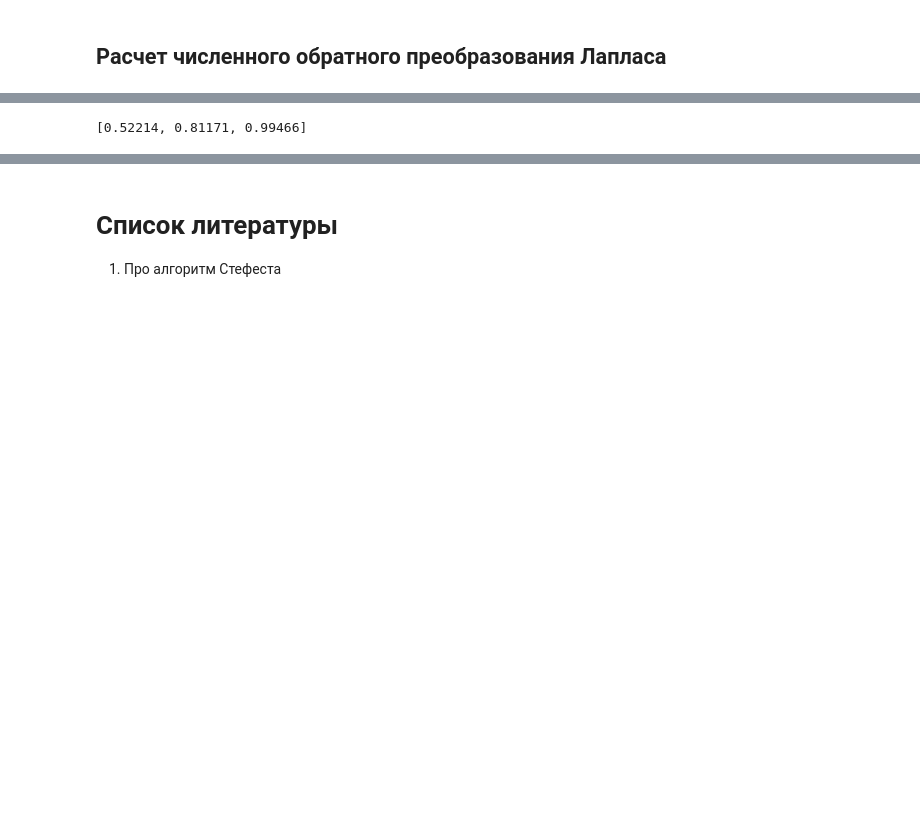
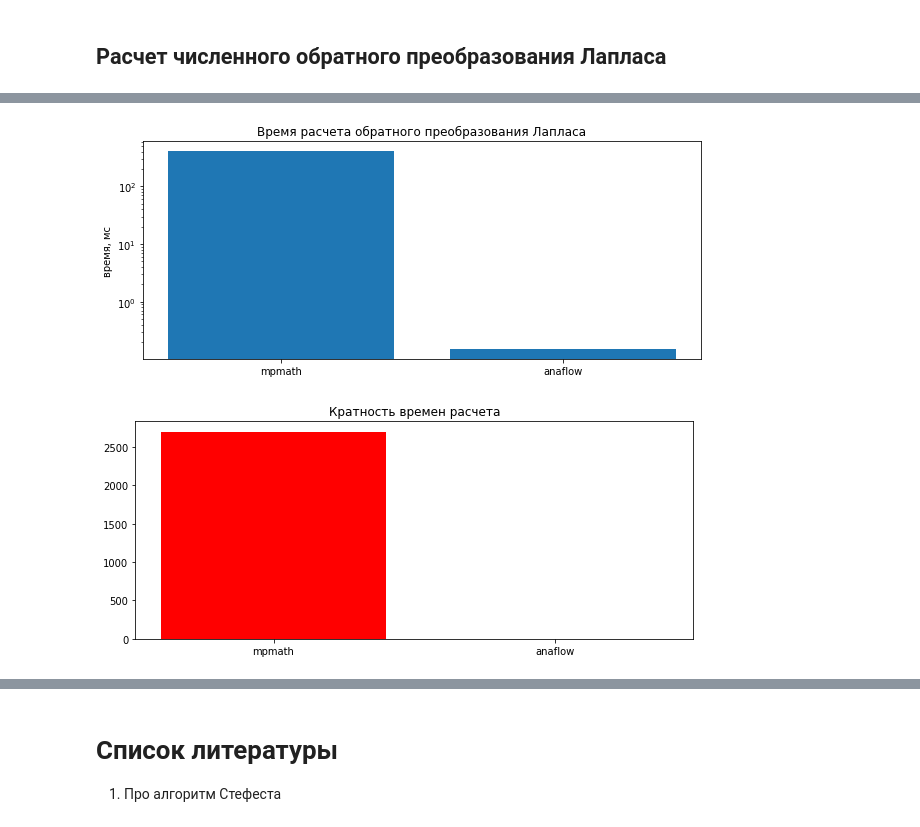
Before and after one commit to khabibullinra/welltest_examples, a Jupyter notebook: jupyter/00_некоторые_технические_эксперименты_по_расчетам.ipynb, the cells around one changed output, grey strips where cells are left out. Cells and saved outputs as stored; diff of their text form; code cells hidden in the pictures; blank space fills up the shorter version.

```diff
--- a/jupyter/00_некоторые_технические_эксперименты_по_расчетам.ipynb
+++ b/jupyter/00_некоторые_технические_эксперименты_по_расчетам.ipynb
@@ -153,6 +246,25 @@ def pd_lapl_scipy(s, rd=1):
 # %% [markdown]
 ## Расчет численного обратного преобразования Лапласа
 # %%
+t_list = []
+index_list =[]
+
+# Запуск расчета
+
 lap_inv_anaflow = get_lap_inv(pd_lapl_scipy)
+lap_inv_mpmath = lambda s: invertlaplace(pd_lapl_mpmath, s ,method='stehfest')
 
-lap_inv_mpmath = lambda s: invertlaplace(pd_lapl_mpmath, s ,method='stehfest')
+t_mpmath = %timeit -o [lap_inv_mpmath(ti) for ti in [1,2,3]]
+t_anaflow = %timeit -o [lap_inv_anaflow(ti) for ti in [1,2,3]]
+
+plt.bar(['mpmath', 'anaflow'], [t_mpmath.average*1000, t_anaflow.average*1000])
+plt.yscale('log')
+plt.ylabel('время, мс')
+plt.title('Время расчета обратного преобразования Лапласа')
+plt.show()
+
+
+plt.bar(['mpmath', 'anaflow'], [t_mpmath.average/t_anaflow.average , 1], color = 'red')
+plt.title('Кратность времен расчета')
+plt.show()
+# %% [output]
@@ -159,4 +273,2 @@ lap_inv_mpmath = lambda s: invertlaplace(pd_lapl_mpmath, s ,method='stehfest')
+[figure, added]
+[figure, added]
-# %%
-[lap_inv_mpmath(ti) for ti in [1,2,3]]
-# %% [output]
-[0.52214, 0.81171, 0.99466]
```
Also changed, not shown: parts of 20 cells of this notebook, 4 other files.
